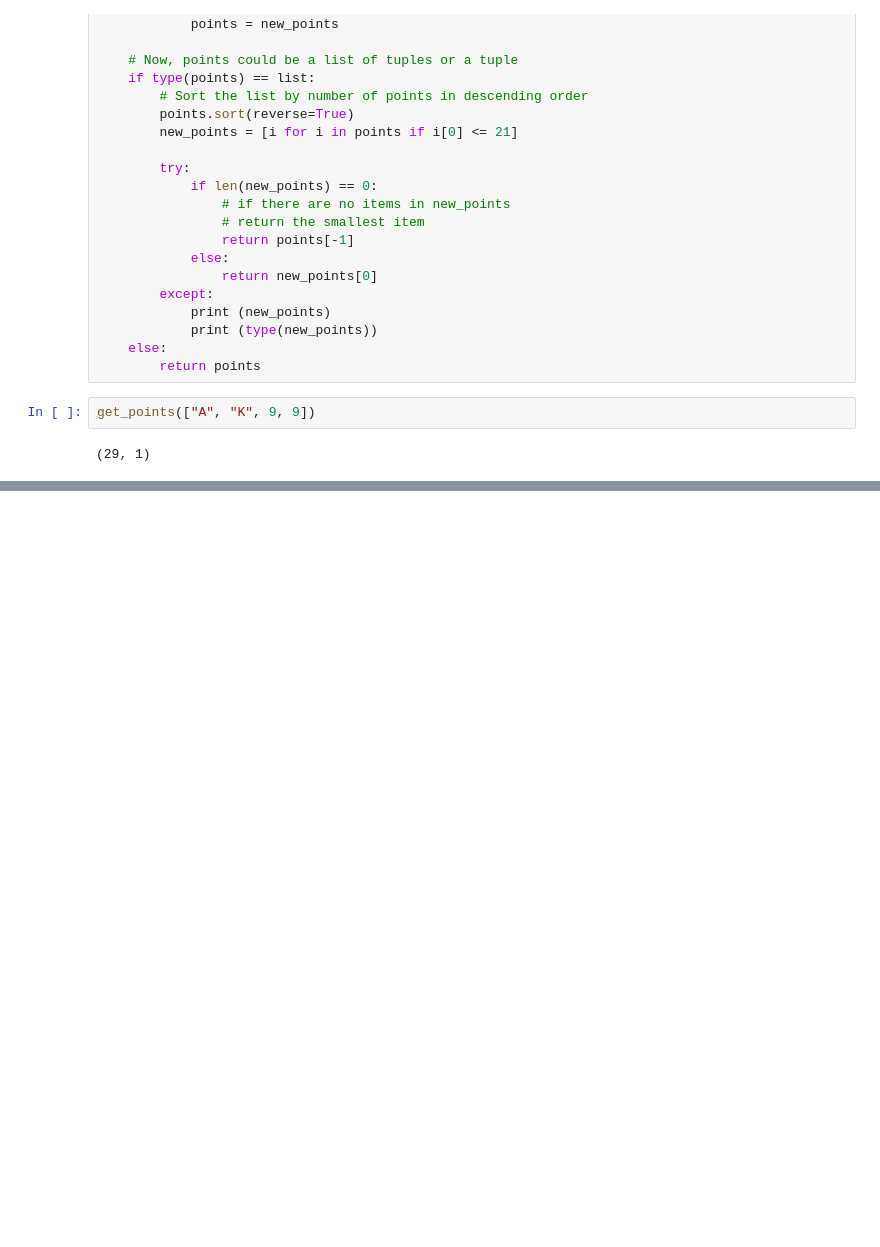
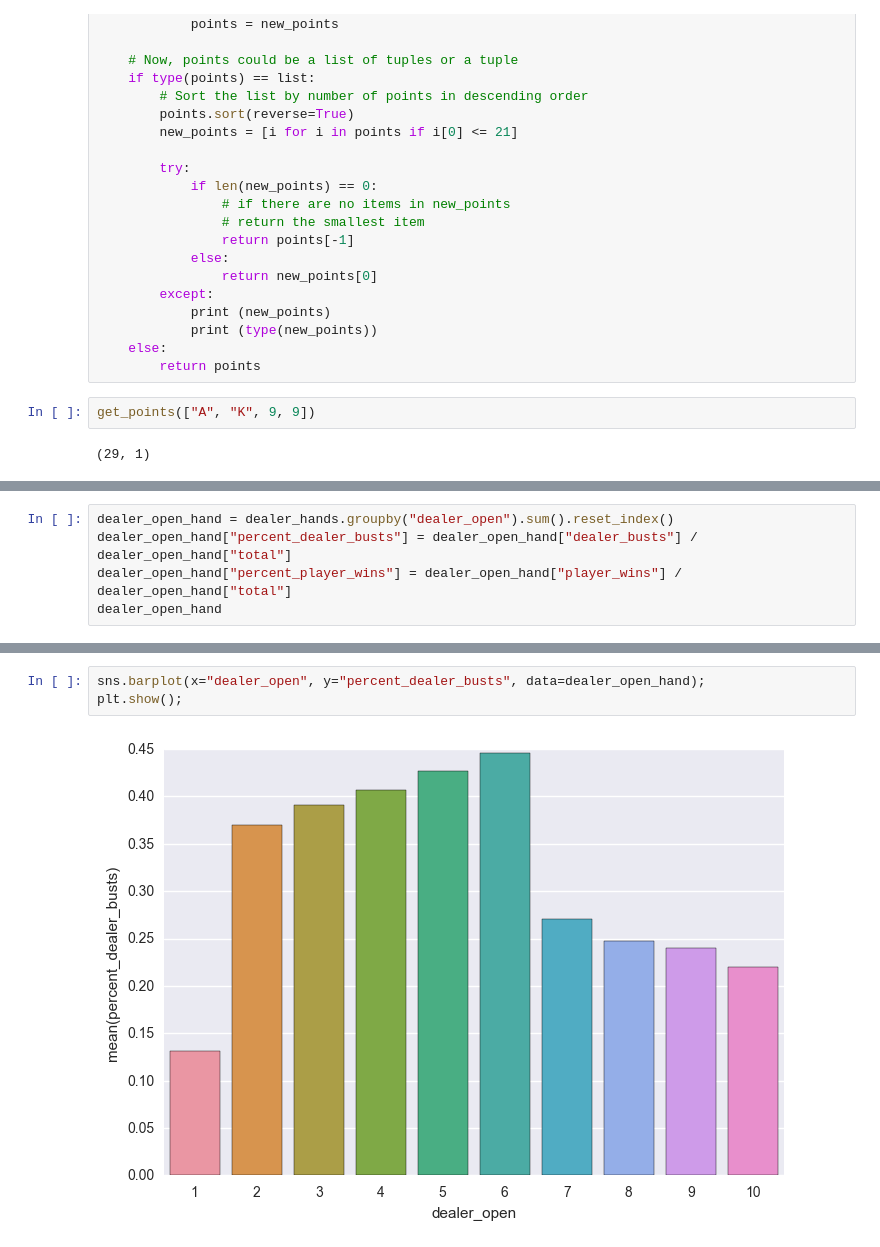
Before and after one commit to jocelyn-ong/data-science-projects, a Jupyter notebook: others/black-jack-simulation.ipynb, the cells around one changed output, grey strips where cells are left out. Drawn from its saved outputs; the diff is of its cells as text; blank space fills up the shorter version.

```diff
--- a/others/black-jack-simulation.ipynb
+++ b/others/black-jack-simulation.ipynb
@@ -265,0 +295,5 @@ player_hands.head()
+# %%
+dealer_open_hand = dealer_hands.groupby("dealer_open").sum().reset_index()
+dealer_open_hand["percent_dealer_busts"] = dealer_open_hand["dealer_busts"] / dealer_open_hand["total"]
+dealer_open_hand["percent_player_wins"] = dealer_open_hand["player_wins"] / dealer_open_hand["total"]
+dealer_open_hand
@@ -265,0 +312,5 @@ player_hands.head()
+# %%
+sns.barplot(x="dealer_open", y="percent_dealer_busts", data=dealer_open_hand);
+plt.show();
+# %% [output]
+[figure, added]
```
Also changed, not shown: parts of 26 cells of this notebook, 1 other file.
